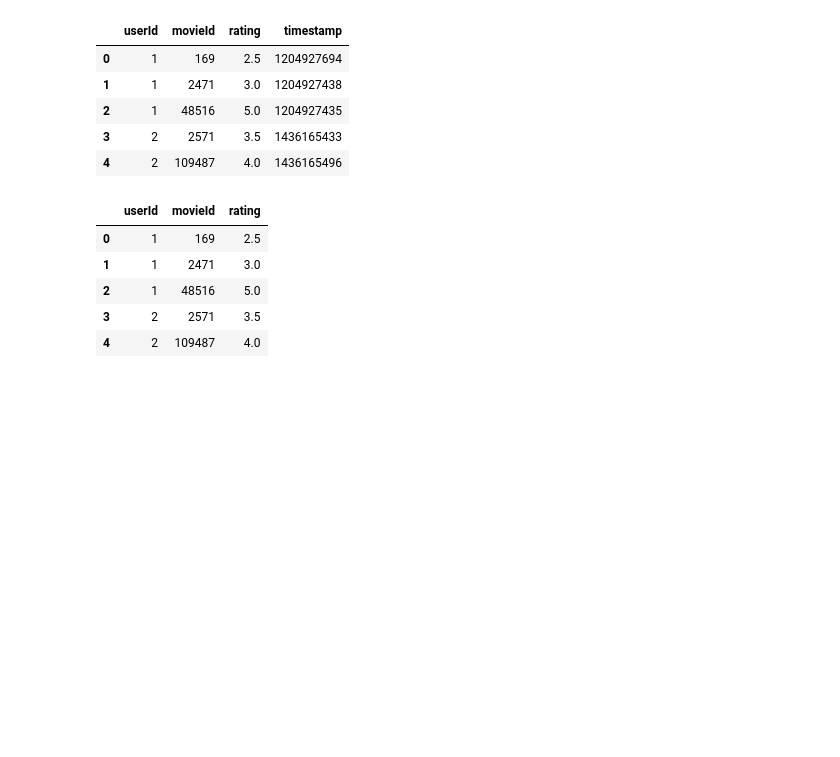
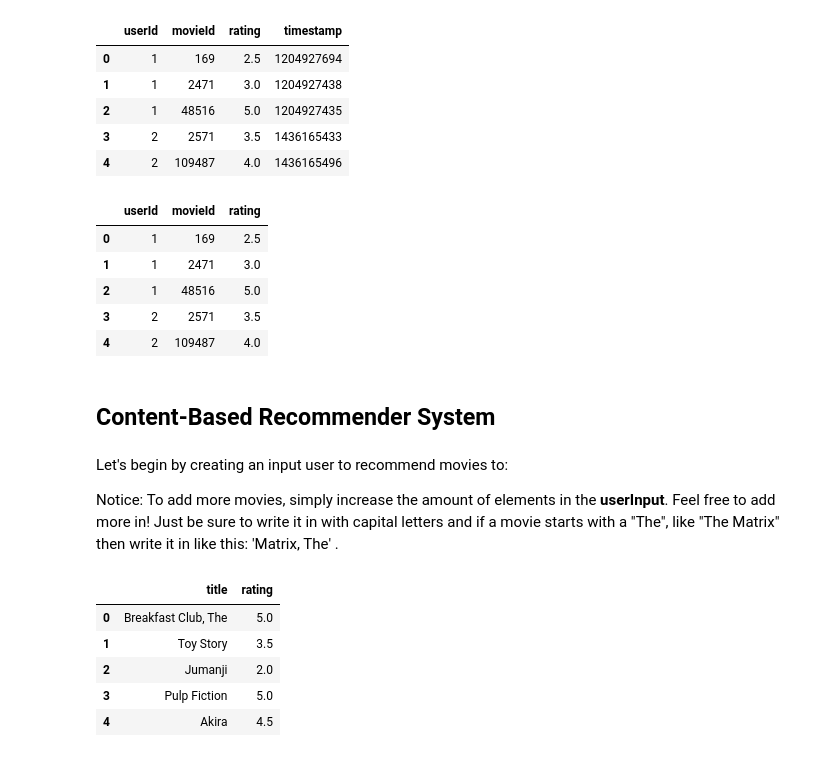
Before and after one commit to infiniteoverflow/Movie-Recommender-System, a Jupyter notebook: Movie Recommender System.ipynb, the cells around one changed output. Cells and saved outputs as stored; diff of their text form; code cells hidden in the pictures; blank space fills up the shorter version.

```diff
--- a/Movie Recommender System.ipynb
+++ b/Movie Recommender System.ipynb
@@ -146,3 +147,26 @@ ratings.head()
 | 2 | 1 | 48516 | 5.0 |
 | 3 | 2 | 2571 | 3.5 |
 | 4 | 2 | 109487 | 4.0 |
+# %% [markdown]
+## Content-Based Recommender System
+# %% [markdown]
+Let's begin by creating an input user to recommend movies to:
+
+Notice: To add more movies, simply increase the amount of elements in the __userInput__. Feel free to add more in! Just be sure to write it in with capital letters and if a movie starts with a "The", like "The Matrix" then write it in like this: 'Matrix, The' .
+# %%
+userInput = [
+            {'title':'Breakfast Club, The', 'rating':5},
+            {'title':'Toy Story', 'rating':3.5},
+            {'title':'Jumanji', 'rating':2},
+            {'title':"Pulp Fiction", 'rating':5},
+            {'title':'Akira', 'rating':4.5}
+         ]
+inputMovies = pd.DataFrame(userInput)
+inputMovies
+# %% [output]
+|  | title | rating |
+| 0 | Breakfast Club, The | 5.0 |
+| 1 | Toy Story | 3.5 |
+| 2 | Jumanji | 2.0 |
+| 3 | Pulp Fiction | 5.0 |
+| 4 | Akira | 4.5 |
```
Also changed, not shown: parts of 6 cells of this notebook.
